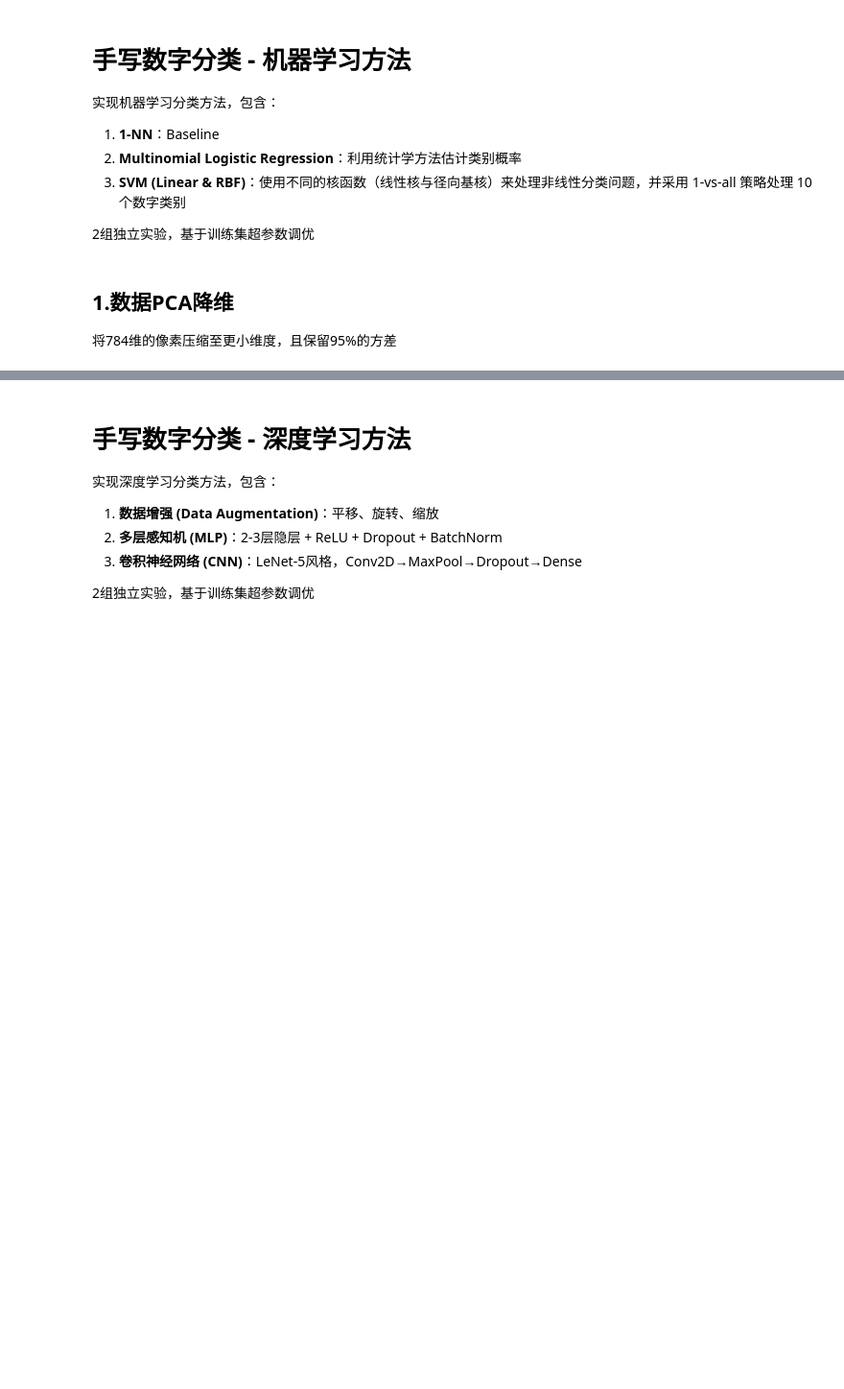
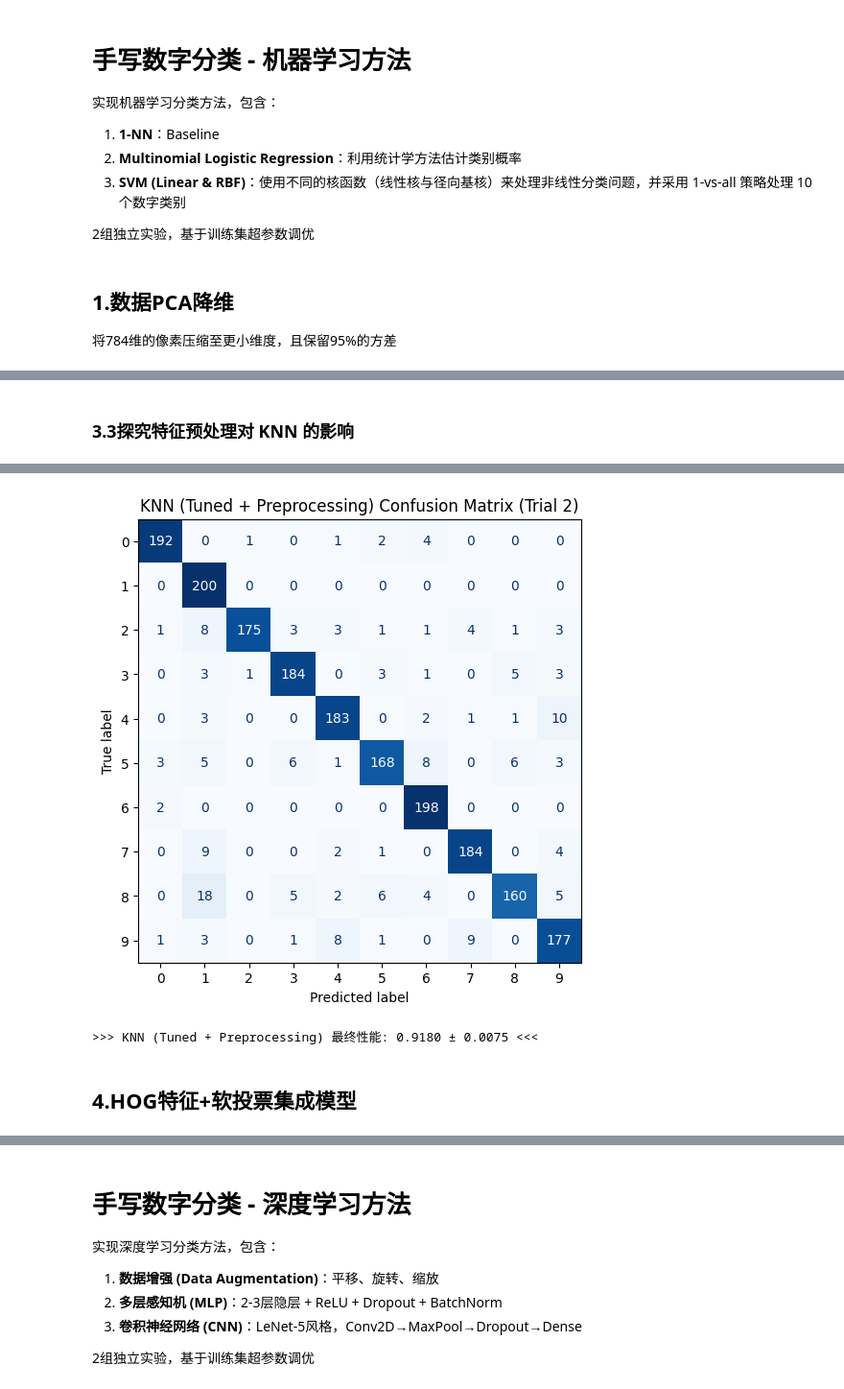
Before and after one commit to Yks-ydl/digit_number_recognition, a Jupyter notebook: dl/dl_methods.ipynb, the cells around one changed output, grey strips where cells are left out. Shown at 96% size. Saved outputs shown, nothing was run; the diff lists cells and outputs as text; code cells hidden in the pictures; blank space fills up the shorter version.

```diff
--- a/dl/dl_methods.ipynb
+++ b/dl/dl_methods.ipynb
@@ -172,0 +182,17 @@ SVM (RBF)         : 0.9445 ± 0.0035 | 优于 Baseline
+# %%
+from sklearn.model_selection import GridSearchCV
+from sklearn.pipeline import Pipeline
+from sklearn.preprocessing import StandardScaler, MinMaxScaler, Binarizer
+from sklearn.decomposition import PCA
+from sklearn.svm import SVC
+from sklearn.neighbors import KNeighborsClassifier
+from sklearn.metrics import accuracy_score, confusion_matrix, ConfusionMatrixDisplay
+import matplotlib.pyplot as plt
+import numpy as np
+import joblib
+
+if 'ml_results' not in locals():
+    ml_results = {}
+
+best_overall_acc = 0.0
+best_overall_model = None
@@ -172,0 +268,59 @@ SVM (RBF)         : 0.9445 ± 0.0035 | 优于 Baseline
+# %% [markdown]
+### 3.3探究特征预处理对 KNN 的影响
+# %%
+model_name_knn = 'KNN (Tuned + Preprocessing)'
+ml_results[model_name_knn] = {}
+trial_accs_knn = []
+
+print(f"========== 开始训练和调优: {model_name_knn} ==========")
+
+knn_pipeline = Pipeline([
+    ('preprocessor', 'passthrough'),
+    ('clf', KNeighborsClassifier())
+])
+
+# 参数网格：对比不同的预处理方法和 K 值
+param_grid_knn = {
+    'preprocessor': ['passthrough', MinMaxScaler(), Binarizer(threshold=0.5)],
+    'clf__n_neighbors': [1, 3, 5],
+    'clf__weights': ['uniform', 'distance']
+}
+
+for trial in [1, 2]:
+    print(f"\n--- Running Trial {trial} ---")
+    tr_idx = exp_idx[trial]['train']
+    te_idx = exp_idx[trial]['test']
+
+    X_train, X_test = X_norm[tr_idx], X_norm[te_idx]
+    y_train, y_test = y_all[tr_idx], y_all[te_idx]
+
+    grid_search = GridSearchCV(knn_pipeline, param_grid_knn, cv=5, n_jobs=16, scoring='accuracy')
+    grid_search.fit(X_train, y_train)
+
+    print(f"Trial {trial} 最优参数: {grid_search.best_params_}")
+
+    best_model = grid_search.best_estimator_
+    y_pred = best_model.predict(X_test)
+    test_acc = accuracy_score(y_test, y_pred)
+    print(f"Trial {trial} 测试集准确率: {test_acc:.4f}")
+
+    trial_accs_knn.append(test_acc)
+    ml_results[model_name_knn][f'exp{trial}'] = test_acc
+
+    if test_acc > best_overall_acc:
+        best_overall_acc = test_acc
+        best_overall_model = best_model
+
+    # 在 Trial 2 画出混淆矩阵供 Error Analysis 使用
+    if trial == 2:
+        cm = confusion_matrix(y_test, y_pred)
+        disp = ConfusionMatrixDisplay(confusion_matrix=cm)
+        fig, ax = plt.subplots(figsize=(6, 6))
+        disp.plot(cmap=plt.cm.Blues, ax=ax, colorbar=False)
+        plt.title(f"{model_name_knn} Confusion Matrix (Trial 2)")
+        plt.show()
+
+ml_results[model_name_knn]['mean'] = np.mean(trial_accs_knn)
+ml_results[model_name_knn]['std'] = np.std(trial_accs_knn)
+print(f"\n>>> {model_name_knn} 最终性能: {ml_results[model_name_knn]['mean']:.4f} ± {ml_results[model_name_knn]['std']:.4f} <<<")
+# %% [output]
@@ -172,0 +336,4 @@ SVM (RBF)         : 0.9445 ± 0.0035 | 优于 Baseline
+[figure, added]
+>>> KNN (Tuned + Preprocessing) 最终性能: 0.9180 ± 0.0075 <<<
+# %% [markdown]
+## 4.HOG特征+软投票集成模型
```
Also changed, not shown: parts of 12 cells of this notebook.
